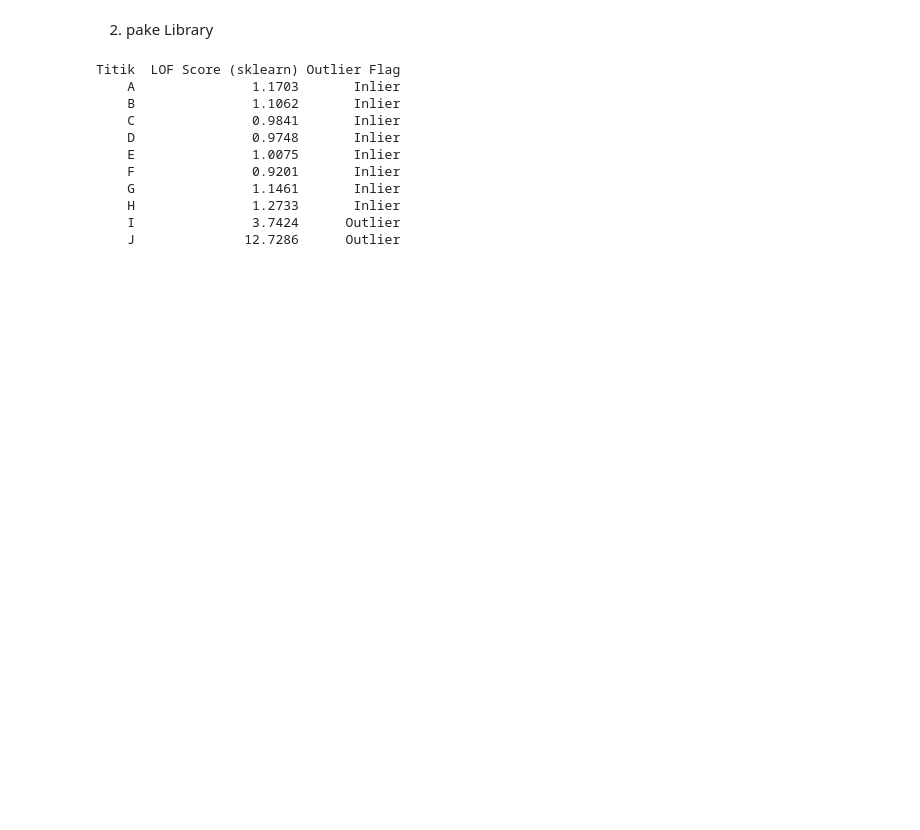
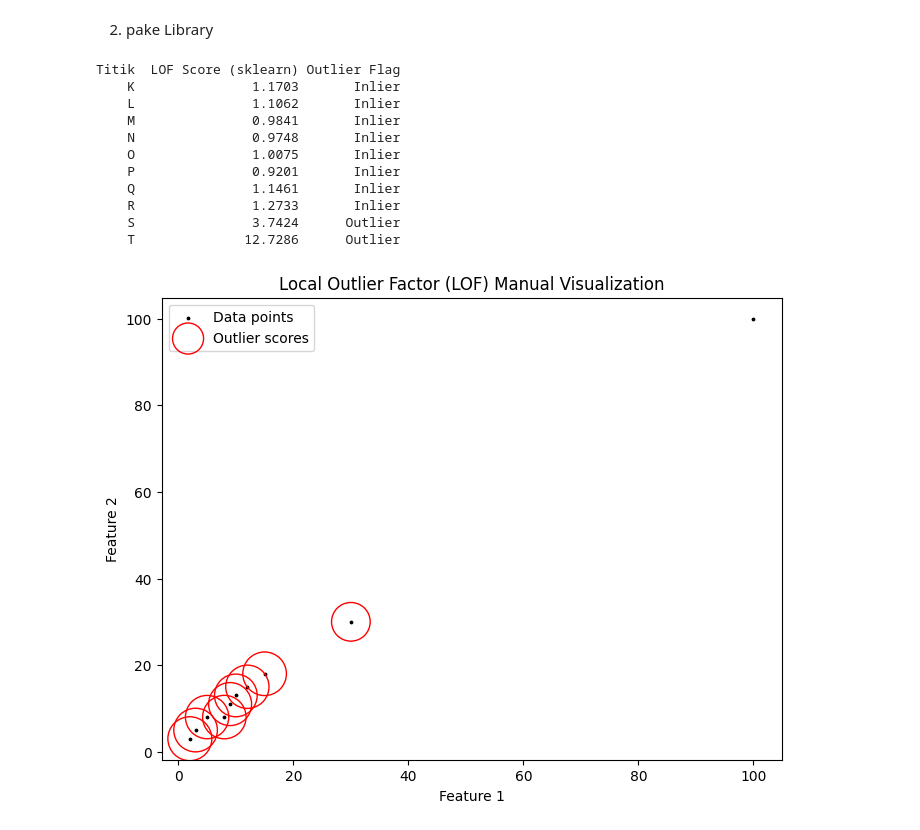
Before and after one commit to Abidayyasy/pendat, a Jupyter notebook: _sources/Bab2.ipynb, the cells around one changed output. Cells and saved outputs as stored; diff of their text form; code cells hidden in the pictures; blank space fills up the shorter version.

```diff
--- a/_sources/Bab2.ipynb
+++ b/_sources/Bab2.ipynb
@@ -798,7 +837,7 @@ data = np.array([
 ])
 
 # Nama titik untuk mempermudah interpretasi
-labels = list("ABCDEFGHIJ")
+labels = list("KLMNOPQRST")
 
 # Inisialisasi model LOF dari sklearn
 lof_model = LocalOutlierFactor(n_neighbors=3, metric='euclidean')
@@ -817,13 +856,52 @@ df_lof = pd.DataFrame({
 print(df_lof.to_string(index=False))
 # %% [output]
 Titik  LOF Score (sklearn) Outlier Flag
-    A               1.1703       Inlier
-    B               1.1062       Inlier
-    C               0.9841       Inlier
-    D               0.9748       Inlier
-    E               1.0075       Inlier
-    F               0.9201       Inlier
-    G               1.1461       Inlier
-    H               1.2733       Inlier
-    I               3.7424      Outlier
-    J              12.7286      Outlier
+    K               1.1703       Inlier
+    L               1.1062       Inlier
+    M               0.9841       Inlier
+    N               0.9748       Inlier
+    O               1.0075       Inlier
+    P               0.9201       Inlier
+    Q               1.1461       Inlier
+    R               1.2733       Inlier
+    S               3.7424      Outlier
+    T              12.7286      Outlier
+# %%
+import numpy as np
+import matplotlib.pyplot as plt
+
+def visualize_lof(data, lof_scores):
+    # Menentukan ukuran radius untuk plotting berdasarkan LOF score
+    radius = (lof_scores.max() - lof_scores) / (lof_scores.max() - lof_scores.min())
+
+    # Plot data
+    plt.figure(figsize=(8, 6))
+    plt.scatter(data[:, 0], data[:, 1], color="k", s=3.0, label="Data points")  # Titik data biasa
+    scatter = plt.scatter(
+        data[:, 0],
+        data[:, 1],
+        s=1000 * radius,  # Ukuran titik berdasarkan LOF score
+        edgecolors="r",
+        facecolors="none",
+        label="Outlier scores"
+    )
+
+    plt.xlabel("Feature 1")
+    plt.ylabel("Feature 2")
+    plt.title("Local Outlier Factor (LOF) Manual Visualization")
+    plt.legend()
+    plt.show()
+
+# Contoh data (10 sampel dengan 2 fitur, termasuk outlier)
+data = np.array([
+    [2, 3], [3, 5], [5, 8], [8, 8], [9, 11],
+    [10, 13], [12, 15], [15, 18], [30, 30], [100, 100]  # Outlier
+])
+
+# Contoh LOF Scores yang sudah dihitung sebelumnya (simulasi)
+lof_scores = np.array([0.9, 1.0, 1.1, 1.05, 1.2, 1.3, 1.1, 1.0, 2.5, 8.0])  # Nilai lebih besar dari 1.5 adalah outlier
+
+# Panggil fungsi visualisasi
+visualize_lof(data, lof_scores)
+# %% [output]
+[figure, added]
```
Also changed, not shown: parts of 2 cells of this notebook, 7 other files.
